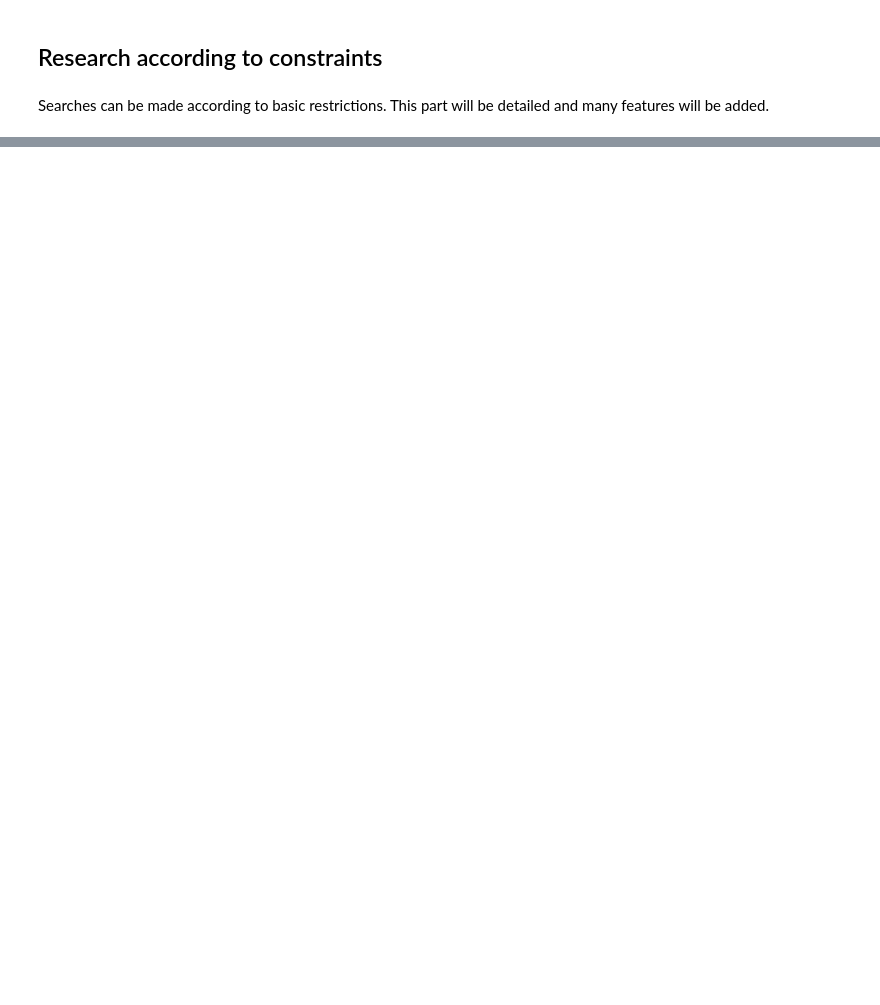
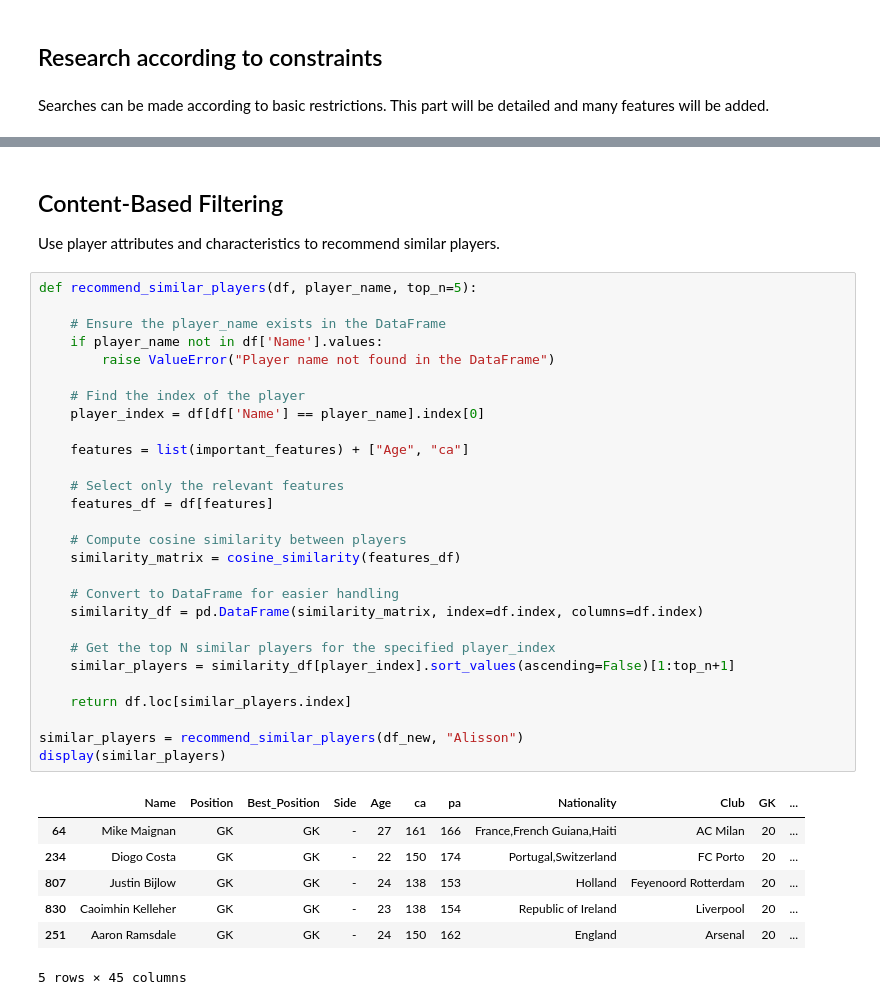
Before and after one commit to emirberk-almaci/Player-Recommendation-System, a Jupyter notebook: main.ipynb, the cells around one changed output, grey strips where cells are left out. Saved outputs shown, nothing was run; the diff lists cells and outputs as text; blank space fills up the shorter version.

Commit message:
Added Content-Based Filtering Method and Intermediate Report

```diff
--- a/main.ipynb
+++ b/main.ipynb
@@ -324,0 +311,39 @@ select_player(result_df, age=25, value=100000000, salary=5000000)
+# %% [markdown]
+## Content-Based Filtering
+Use player attributes and characteristics to recommend similar players.
+# %%
+def recommend_similar_players(df, player_name, top_n=5):
+
+    # Ensure the player_name exists in the DataFrame
+    if player_name not in df['Name'].values:
+        raise ValueError("Player name not found in the DataFrame")
+
+    # Find the index of the player
+    player_index = df[df['Name'] == player_name].index[0]
+
+    features = list(important_features) + ["Age", "ca"]
+
+    # Select only the relevant features
+    features_df = df[features]
+
+    # Compute cosine similarity between players
+    similarity_matrix = cosine_similarity(features_df)
+
+    # Convert to DataFrame for easier handling
+    similarity_df = pd.DataFrame(similarity_matrix, index=df.index, columns=df.index)
+
+    # Get the top N similar players for the specified player_index
+    similar_players = similarity_df[player_index].sort_values(ascending=False)[1:top_n+1]
+
+    return df.loc[similar_players.index]
+
+similar_players = recommend_similar_players(df_new, "Alisson")
+display(similar_players)
+# %% [output]
+|  | Name | Position | Best_Position | Side | Age | ca | pa | Nationality | Club | GK | ... |
+| 64 | Mike Maignan | GK | GK | - | 27 | 161 | 166 | France,French Guiana,Haiti | AC Milan | 20 | ... |
+| 234 | Diogo Costa | GK | GK | - | 22 | 150 | 174 | Portugal,Switzerland | FC Porto | 20 | ... |
+| 807 | Justin Bijlow | GK | GK | - | 24 | 138 | 153 | Holland | Feyenoord Rotterdam | 20 | ... |
+| 830 | Caoimhin Kelleher | GK | GK | - | 23 | 138 | 154 | Republic of Ireland | Liverpool | 20 | ... |
+| 251 | Aaron Ramsdale | GK | GK | - | 24 | 150 | 162 | England | Arsenal | 20 | ... |
+5 rows × 45 columns
```
Also changed, not shown: parts of 9 cells of this notebook, 1 other file.
